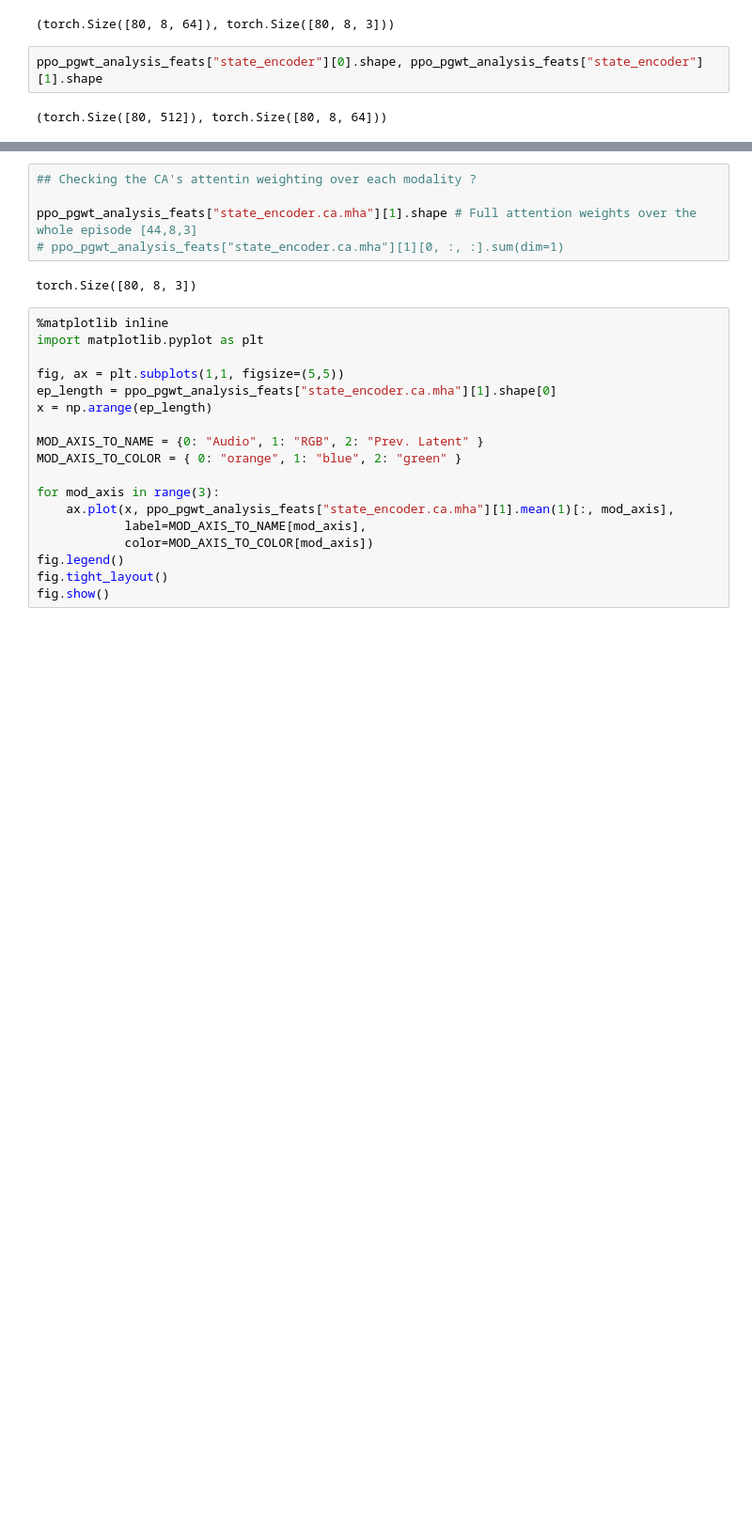
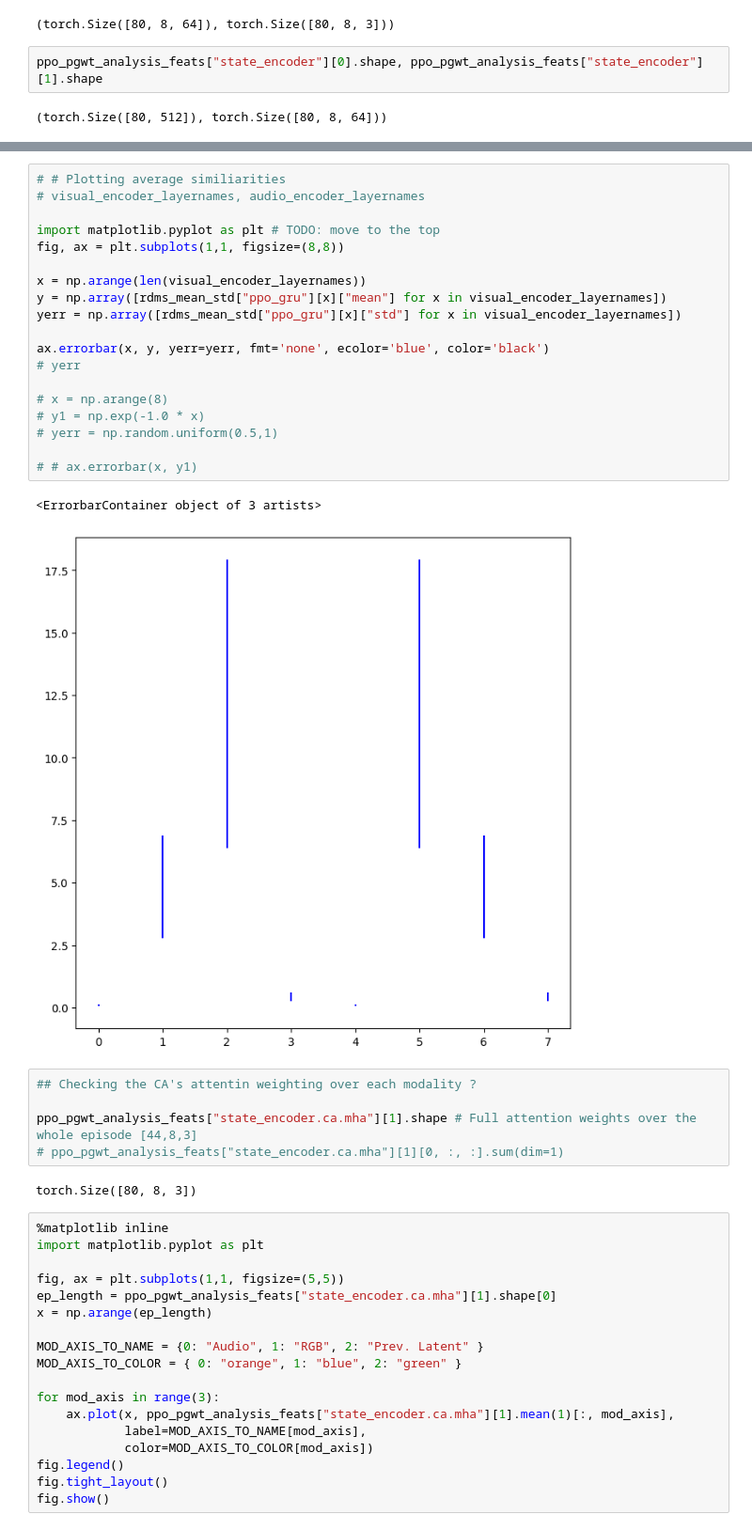
Before and after one commit to arayabrain/multimodal-global-workspace-agent, a Jupyter notebook: ppo/ppo_sample_collect_anal.ipynb, the cells around one changed output, grey strips where cells are left out. Shown at 94% size. Cells and saved outputs as stored; diff of their text form; blank space fills up the shorter version.

```diff
--- a/ppo/ppo_sample_collect_anal.ipynb
+++ b/ppo/ppo_sample_collect_anal.ipynb
@@ -390,3 +509,25 @@ for layername in sorted(shared_layers):
+# %%
+# # Plotting average similiarities
+# visual_encoder_layernames, audio_encoder_layernames
+
+import matplotlib.pyplot as plt # TODO: move to the top
+fig, ax = plt.subplots(1,1, figsize=(8,8))
+
+x = np.arange(len(visual_encoder_layernames))
+y = np.array([rdms_mean_std["ppo_gru"][x]["mean"] for x in visual_encoder_layernames])
+yerr = np.array([rdms_mean_std["ppo_gru"][x]["std"] for x in visual_encoder_layernames])
+
+ax.errorbar(x, y, yerr=yerr, fmt='none', ecolor='blue', color='black')
+# yerr
+
+# x = np.arange(8)
+# y1 = np.exp(-1.0 * x)
+# yerr = np.random.uniform(0.5,1)
+
+# # ax.errorbar(x, y1)
+# %% [output]
+<ErrorbarContainer object of 3 artists>
+[figure, added]
 # %%
 ## Checking the CA's attentin weighting over each modality ?
 
```
Also changed, not shown: parts of 11 cells of this notebook.
